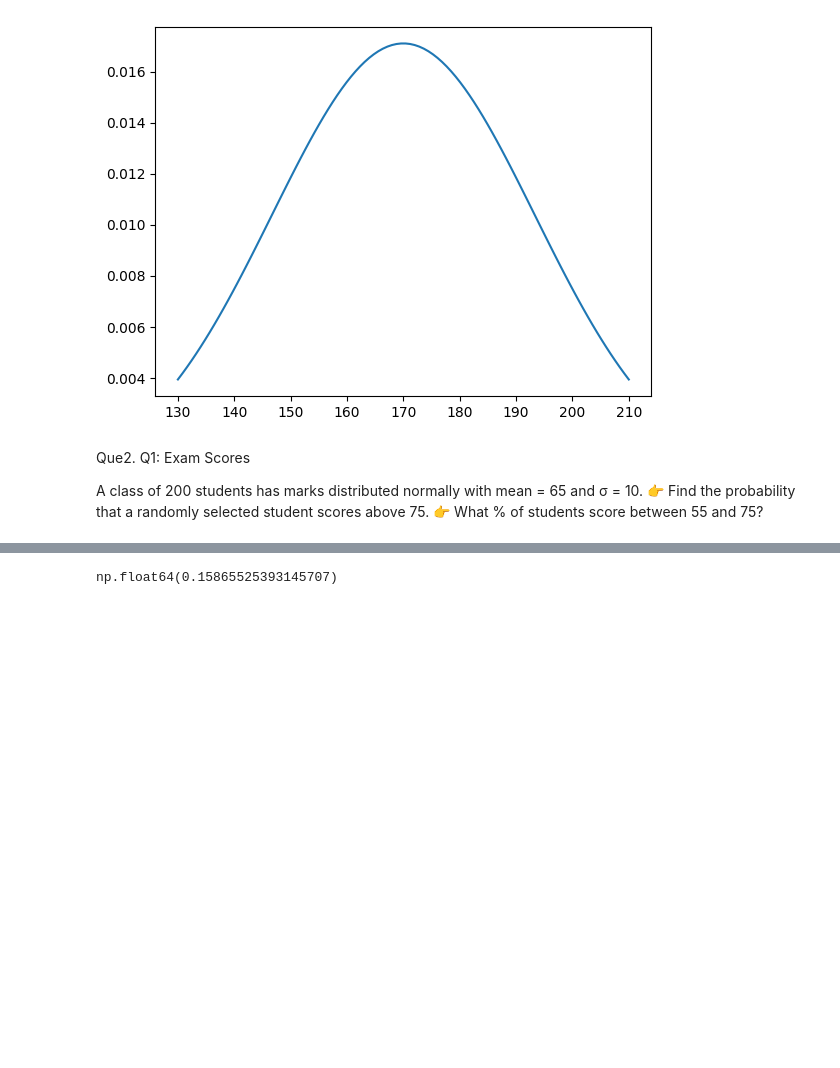
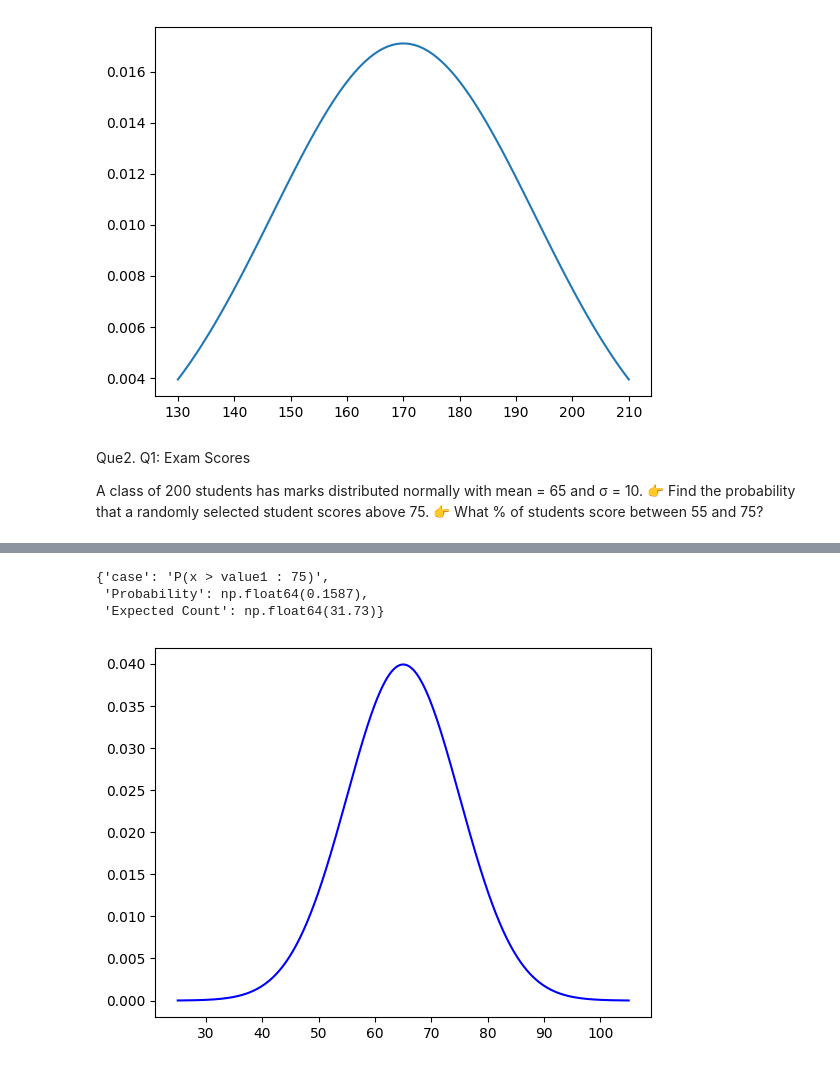
Before and after one commit to SachinSherki4/Data_Science, a Jupyter notebook: Cource_Learning/Probability_distribution_scypi/Prob_of_continous_variable/nominal_distribution.ipynb, the cells around one changed output, grey strips where cells are left out. Cells and saved outputs as stored; diff of their text form; code cells hidden in the pictures; blank space fills up the shorter version.

Commit message:
prob dist 3

```diff
--- a/Cource_Learning/Probability_distribution_scypi/Prob_of_continous_variable/nominal_distribution.ipynb
+++ b/Cource_Learning/Probability_distribution_scypi/Prob_of_continous_variable/nominal_distribution.ipynb
@@ -61,11 +116,17 @@ A class of 200 students has marks distributed normally with mean = 65 and σ = 1
 # %%
 #👉 Find the probability that a randomly selected student scores above 75.
-mu=65
-sigma=10
-x=75
-cdf=1- norm.cdf(x,mu, sigma)
-cdf #0.15865
+mu= 65
+sigma= 10
+# prob range being ask
+x1= 75
+# x2= 55 <= x <= 75
+# sample size 200
+result=normal_distribution_solver(mu, sigma, x1, n=200)
+result
 # %% [output]
-np.float64(0.15865525393145707)
+{'case': 'P(x > value1 : 75)',
+ 'Probability': np.float64(0.1587),
+ 'Expected Count': np.float64(31.73)}
+[figure, added]
 # %%
 #👉 What % of students score between 55 and 75?
```
Also changed, not shown: parts of 5 cells of this notebook, 1 other file.
